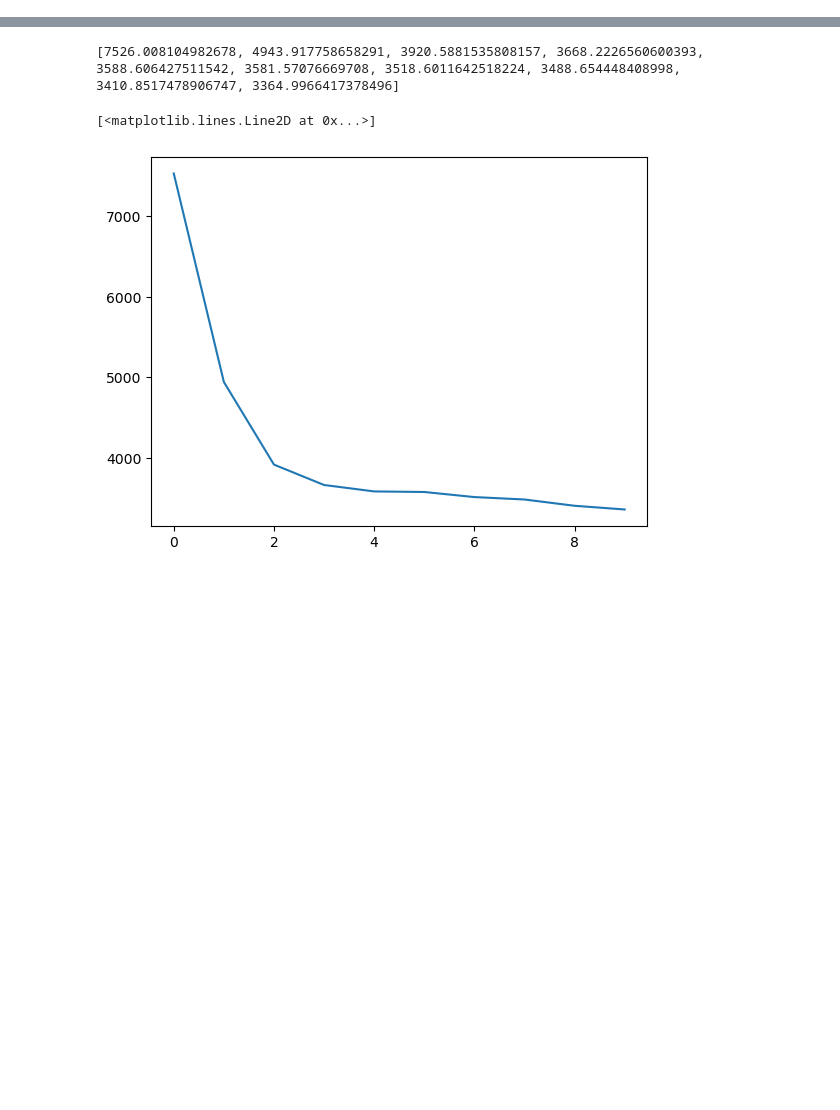
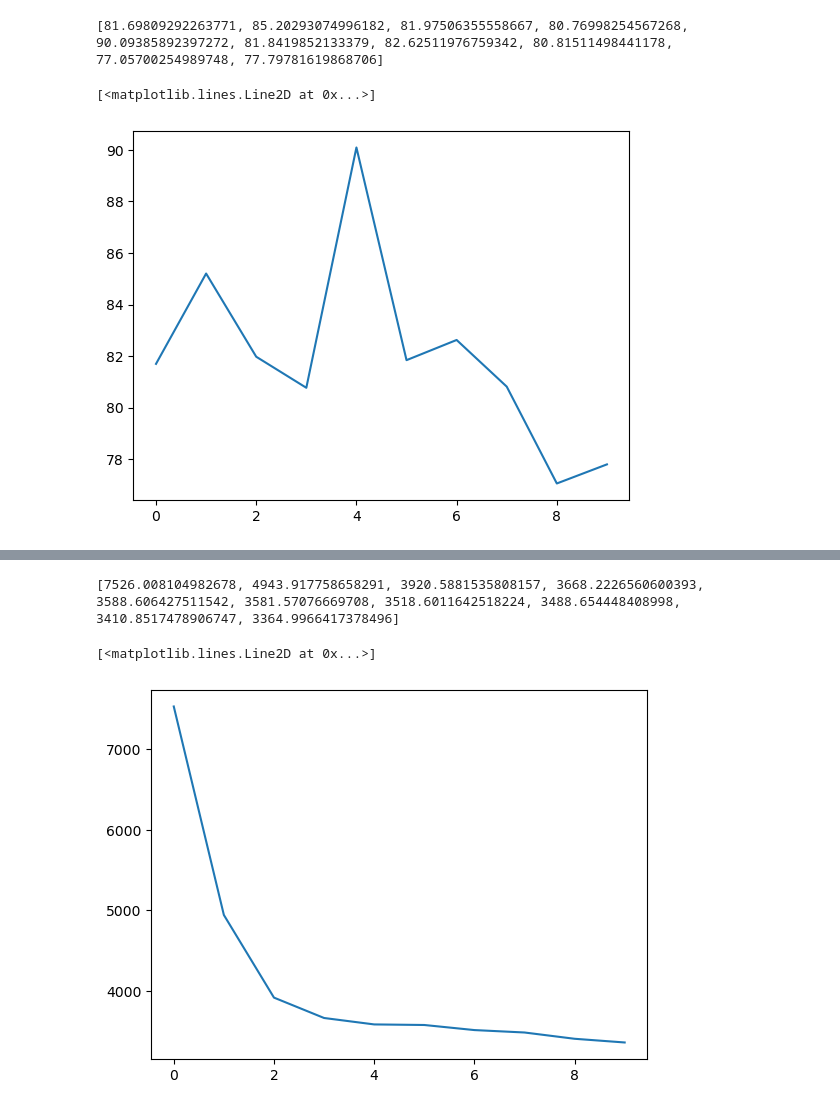
Before and after one commit to saprativa/cs725-project, a Jupyter notebook: Parametric_Neural_network.ipynb, the cells around one changed output, grey strips where cells are left out. Drawn from its saved outputs; the diff is of its cells as text; code cells hidden in the pictures; blank space fills up the shorter version.

```diff
--- a/Parametric_Neural_network.ipynb
+++ b/Parametric_Neural_network.ipynb
@@ -85,0 +110,23 @@ plt.plot(error_vals)
+# %%
+df = pd.read_csv('./iris/reduced_iris.csv')
+df.drop(df.columns[[0]], axis=1, inplace=True)
+cols = df.columns
+y = df[cols[-1]]
+X = df.drop(cols[-1],axis=1)
+
+X = X.to_numpy(dtype=float)
+y = y.to_numpy(dtype=int)
+
+scaler = StandardScaler()
+X = scaler.fit_transform(X)
+
+y = np.array([[i] for i in y])
+
+mean,error_vals = CEO(list_of_tau,len(list_of_tau),np.ones((3,2))*0.5,np.ones((3,2)),3,X,y,0.3)
+
+print(error_vals)
+plt.plot(error_vals)
+# %% [output]
+[81.69809292263771, 85.20293074996182, 81.97506355558667, 80.76998254567268, 90.09385892397272, 81.8419852133379, 82.62511976759342, 80.81511498441178, 77.05700254989748, 77.79781619868706]
+[<matplotlib.lines.Line2D at 0x...>]
+[figure, added]
```
Also changed, not shown: parts of 6 cells of this notebook.
